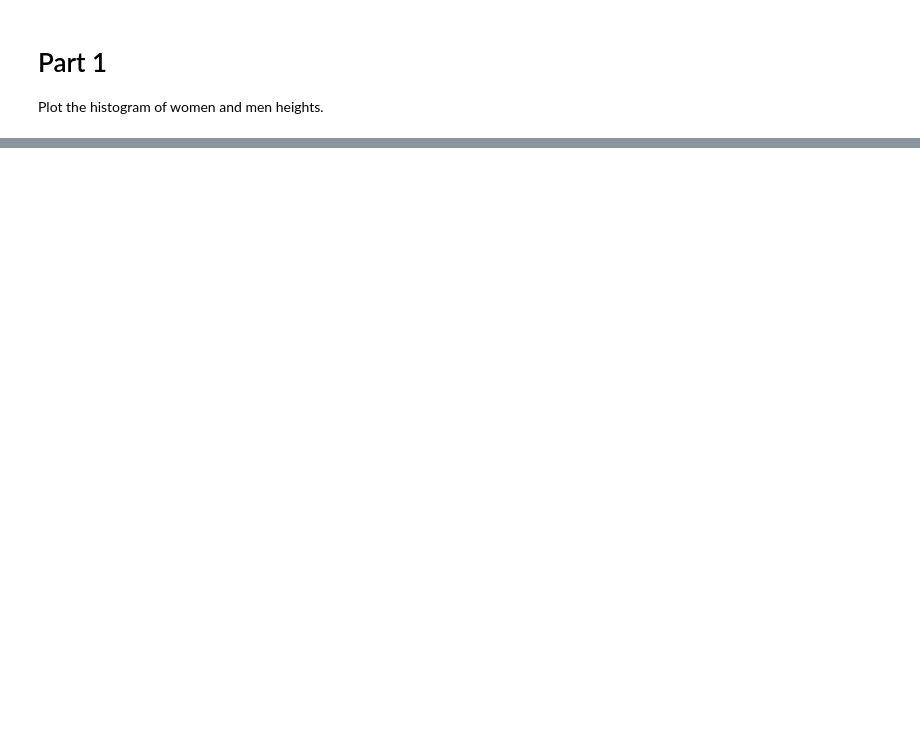
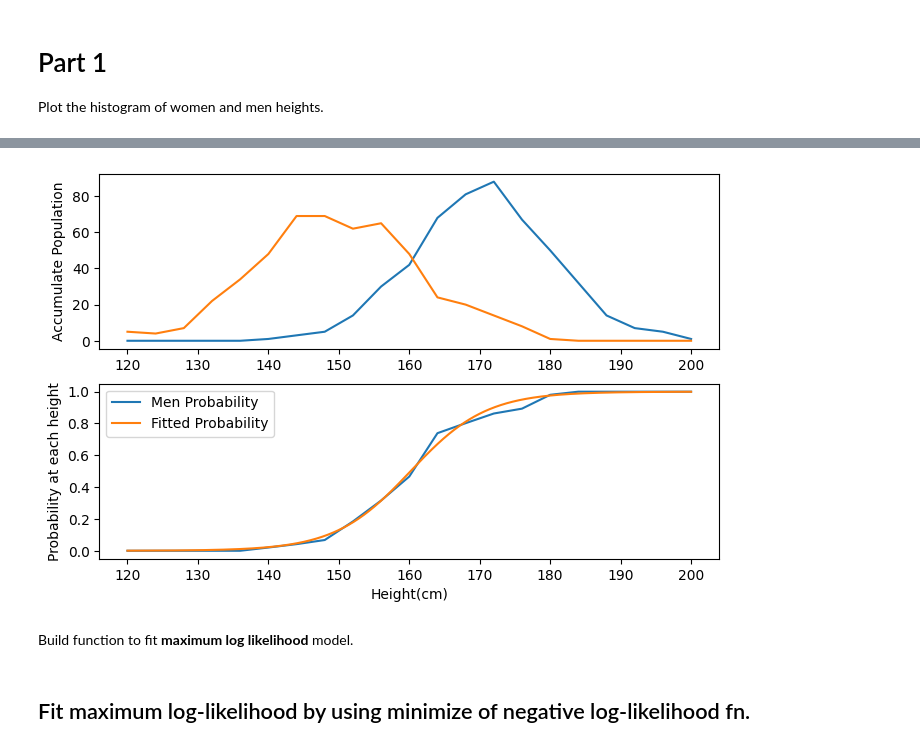
Before and after one commit to phurinat-udo/intro_to_datasci, a Jupyter notebook: HW3/HW3_6536646.ipynb, the cells around one changed output, grey strips where cells are left out. Cells and saved outputs as stored; diff of their text form; code cells hidden in the pictures; blank space fills up the shorter version.

```diff
--- a/HW3/HW3_6536646.ipynb
+++ b/HW3/HW3_6536646.ipynb
@@ -22,0 +60,10 @@ fig_hist.show()
+# %%
+def logistic_fn(beta, x):
+    exp = np.exp(beta[0] + (beta[1]*x))
+    logistic = exp/(1+exp)
+    return logistic
+
+def rss_fn(beta, x, prob):
+    prob_pred = logistic_fn(beta, x)
+    rss = np.sum((prob - prob_pred)**2)
+    return rss
@@ -22,0 +81,19 @@ fig_hist.show()
+# %%
+height_plot = np.linspace(height_mid.min(), height_mid.max(), 1000)
+prob_fit = logistic_fn(beta_fit, height_plot)
+fig_fit = plt.figure(figsize=(8,5))
+ax_fit1 = fig_fit.add_subplot(211)
+ax_fit1.plot(height_mid, hist_m, label='Men Height')
+ax_fit1.plot(height_mid, hist_w, label='Women Height')
+ax_fit1.set_ylabel('Accumulate Population')
+ax_fit2 = fig_fit.add_subplot(212)
+ax_fit2.plot(height_mid, prob_m, label='Men Probability')
+ax_fit2.plot(height_plot, prob_fit, label='Fitted Probability')
+ax_fit2.set_ylabel('Probability at each height')
+ax_fit2.set_xlabel('Height(cm)')
+plt.legend()
+fig_fit.show()
+# %% [output]
+[figure, added]
+# %% [markdown]
+Build function to fit **maximum log likelihood** model.
@@ -22,0 +106,2 @@ fig_hist.show()
+# %% [markdown]
+## Fit maximum log-likelihood by using minimize of negative log-likelihood fn.
```
Also changed, not shown: parts of 20 cells of this notebook, 3 other files.
